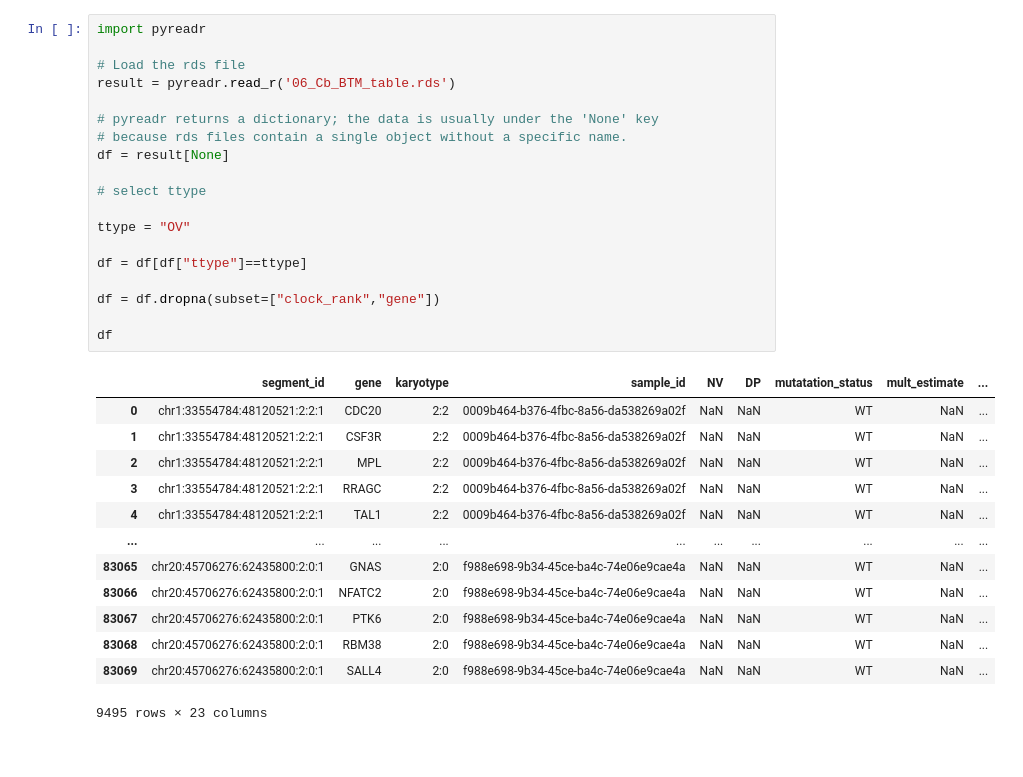
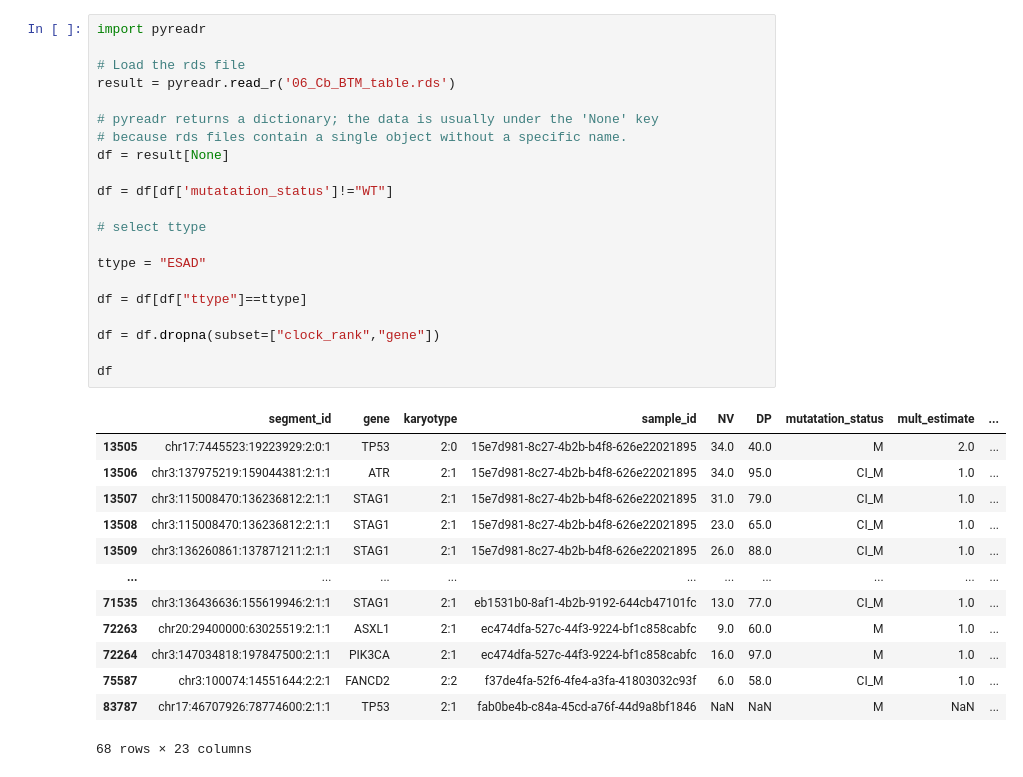
Before and after one commit to hifodbs/TikTakTuk, a Jupyter notebook: one_patient_graph.ipynb, the cells around one changed output. Cells and saved outputs as stored; diff of their text form.

Commit message:
found patiente with the most non wt mutation changed ttype

```diff
--- a/one_patient_graph.ipynb
+++ b/one_patient_graph.ipynb
@@ -1,36 +1,38 @@
 # %%
 import pyreadr
 
 # Load the rds file
 result = pyreadr.read_r('06_Cb_BTM_table.rds')
 
 # pyreadr returns a dictionary; the data is usually under the 'None' key
 # because rds files contain a single object without a specific name.
 df = result[None]
 
+df = df[df['mutatation_status']!="WT"]
+
 # select ttype
 
-ttype = "OV"
+ttype = "ESAD"
 
 df = df[df["ttype"]==ttype]
 
 df = df.dropna(subset=["clock_rank","gene"])
 
 df
 # %% [output]
 |  | segment_id | gene | karyotype | sample_id | NV | DP | mutatation_status | mult_estimate | ... |
-| 0 | chr1:33554784:48120521:2:2:1 | CDC20 | 2:2 | 0009b464-b376-4fbc-8a56-da538269a02f | NaN | NaN | WT | NaN | ... |
-| 1 | chr1:33554784:48120521:2:2:1 | CSF3R | 2:2 | 0009b464-b376-4fbc-8a56-da538269a02f | NaN | NaN | WT | NaN | ... |
-| 2 | chr1:33554784:48120521:2:2:1 | MPL | 2:2 | 0009b464-b376-4fbc-8a56-da538269a02f | NaN | NaN | WT | NaN | ... |
-| 3 | chr1:33554784:48120521:2:2:1 | RRAGC | 2:2 | 0009b464-b376-4fbc-8a56-da538269a02f | NaN | NaN | WT | NaN | ... |
-| 4 | chr1:33554784:48120521:2:2:1 | TAL1 | 2:2 | 0009b464-b376-4fbc-8a56-da538269a02f | NaN | NaN | WT | NaN | ... |
+| 13505 | chr17:7445523:19223929:2:0:1 | TP53 | 2:0 | 15e7d981-8c27-4b2b-b4f8-626e22021895 | 34.0 | 40.0 | M | 2.0 | ... |
+| 13506 | chr3:137975219:159044381:2:1:1 | ATR | 2:1 | 15e7d981-8c27-4b2b-b4f8-626e22021895 | 34.0 | 95.0 | CI_M | 1.0 | ... |
+| 13507 | chr3:115008470:136236812:2:1:1 | STAG1 | 2:1 | 15e7d981-8c27-4b2b-b4f8-626e22021895 | 31.0 | 79.0 | CI_M | 1.0 | ... |
+| 13508 | chr3:115008470:136236812:2:1:1 | STAG1 | 2:1 | 15e7d981-8c27-4b2b-b4f8-626e22021895 | 23.0 | 65.0 | CI_M | 1.0 | ... |
+| 13509 | chr3:136260861:137871211:2:1:1 | STAG1 | 2:1 | 15e7d981-8c27-4b2b-b4f8-626e22021895 | 26.0 | 88.0 | CI_M | 1.0 | ... |
 | ... | ... | ... | ... | ... | ... | ... | ... | ... | ... |
-| 83065 | chr20:45706276:62435800:2:0:1 | GNAS | 2:0 | f988e698-9b34-45ce-ba4c-74e06e9cae4a | NaN | NaN | WT | NaN | ... |
-| 83066 | chr20:45706276:62435800:2:0:1 | NFATC2 | 2:0 | f988e698-9b34-45ce-ba4c-74e06e9cae4a | NaN | NaN | WT | NaN | ... |
-| 83067 | chr20:45706276:62435800:2:0:1 | PTK6 | 2:0 | f988e698-9b34-45ce-ba4c-74e06e9cae4a | NaN | NaN | WT | NaN | ... |
-| 83068 | chr20:45706276:62435800:2:0:1 | RBM38 | 2:0 | f988e698-9b34-45ce-ba4c-74e06e9cae4a | NaN | NaN | WT | NaN | ... |
-| 83069 | chr20:45706276:62435800:2:0:1 | SALL4 | 2:0 | f988e698-9b34-45ce-ba4c-74e06e9cae4a | NaN | NaN | WT | NaN | ... |
+| 71535 | chr3:136436636:155619946:2:1:1 | STAG1 | 2:1 | eb1531b0-8af1-4b2b-9192-644cb47101fc | 13.0 | 77.0 | CI_M | 1.0 | ... |
+| 72263 | chr20:29400000:63025519:2:1:1 | ASXL1 | 2:1 | ec474dfa-527c-44f3-9224-bf1c858cabfc | 9.0 | 60.0 | M | 1.0 | ... |
+| 72264 | chr3:147034818:197847500:2:1:1 | PIK3CA | 2:1 | ec474dfa-527c-44f3-9224-bf1c858cabfc | 16.0 | 97.0 | M | 1.0 | ... |
+| 75587 | chr3:100074:14551644:2:2:1 | FANCD2 | 2:2 | f37de4fa-52f6-4fe4-a3fa-41803032c93f | 6.0 | 58.0 | CI_M | 1.0 | ... |
+| 83787 | chr17:46707926:78774600:2:1:1 | TP53 | 2:1 | fab0be4b-c84a-45cd-a76f-44d9a8bf1846 | NaN | NaN | M | NaN | ... |
-9495 rows × 23 columns
+68 rows × 23 columns
 # %%
 trees = {}
 
```
Also changed, not shown: parts of 2 cells of this notebook, 3 other files.
